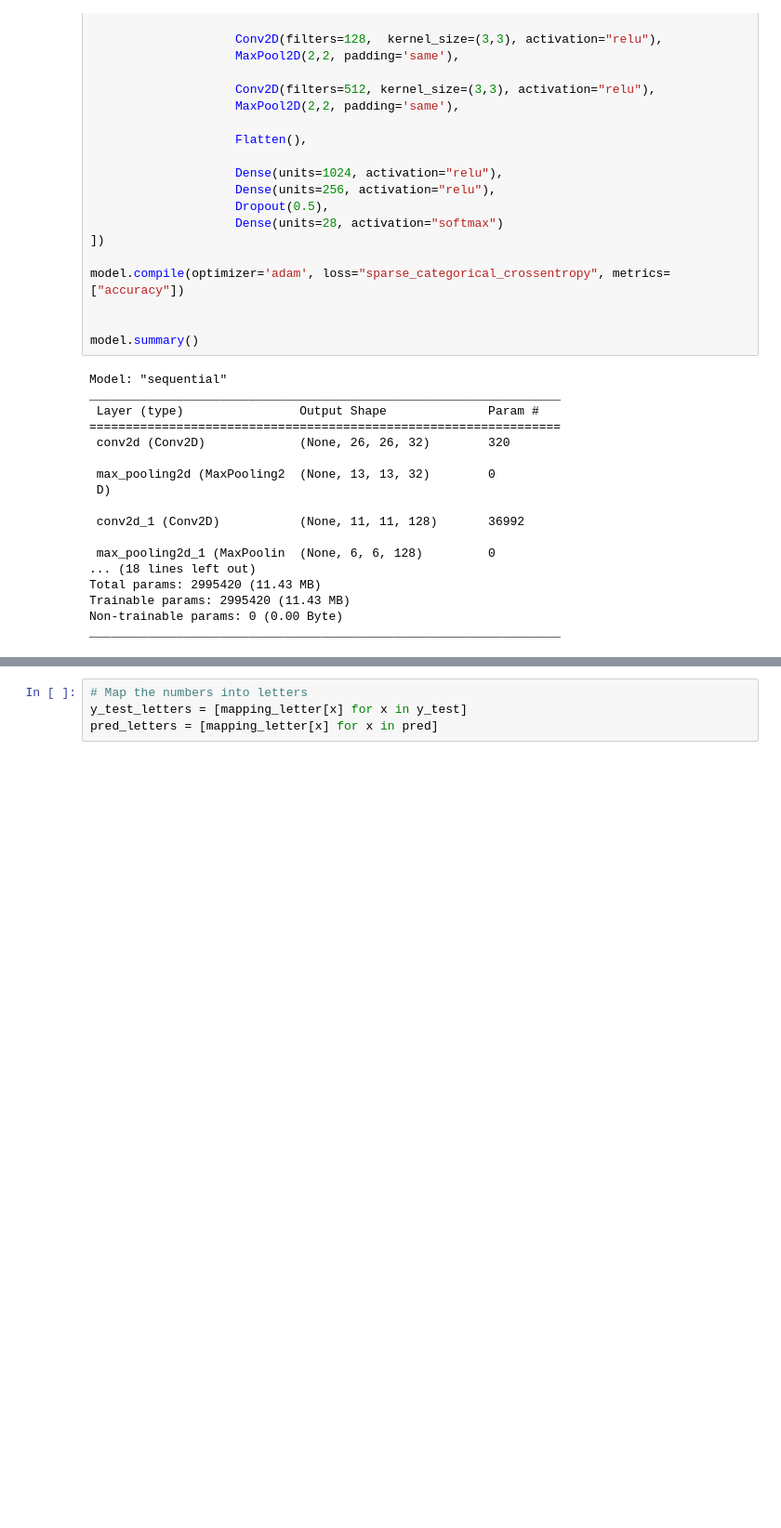
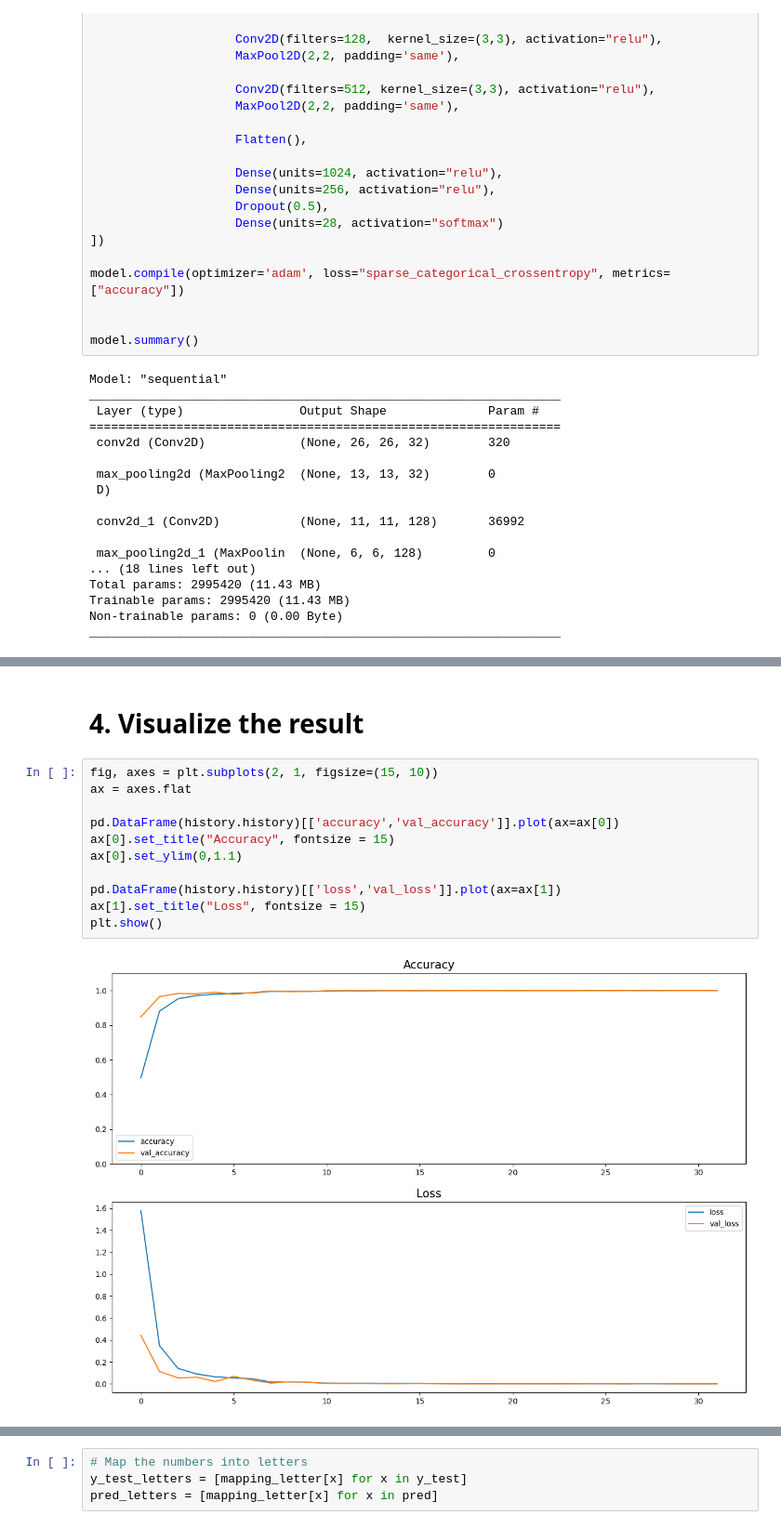
Before and after one commit to RonakKhuntia/Sign-Language-Interpreter-using-Deep-Learning, a Jupyter notebook: sign-language-mnist-classifier.ipynb, the cells around one changed output, grey strips where cells are left out. Shown: that part at 93% size. Saved outputs shown, nothing was run; the diff lists cells and outputs as text; blank space fills up the shorter version.

```diff
--- a/sign-language-mnist-classifier.ipynb
+++ b/sign-language-mnist-classifier.ipynb
@@ -203,3 +208,18 @@ Epoch 24: ReduceLROnPlateau reducing learning rate to 1e-05.
+# %% [markdown]
+# 4. Visualize the result <a class="anchor" id="4"></a>
+# %%
+fig, axes = plt.subplots(2, 1, figsize=(15, 10))
+ax = axes.flat
+
+pd.DataFrame(history.history)[['accuracy','val_accuracy']].plot(ax=ax[0])
+ax[0].set_title("Accuracy", fontsize = 15)
+ax[0].set_ylim(0,1.1)
+
+pd.DataFrame(history.history)[['loss','val_loss']].plot(ax=ax[1])
+ax[1].set_title("Loss", fontsize = 15)
+plt.show()
+# %% [output]
+[figure, added]
 # %%
 # Predict the label of the test_images
 pred = model.predict(X_test)
```
Also changed, not shown: parts of 31 cells of this notebook.
